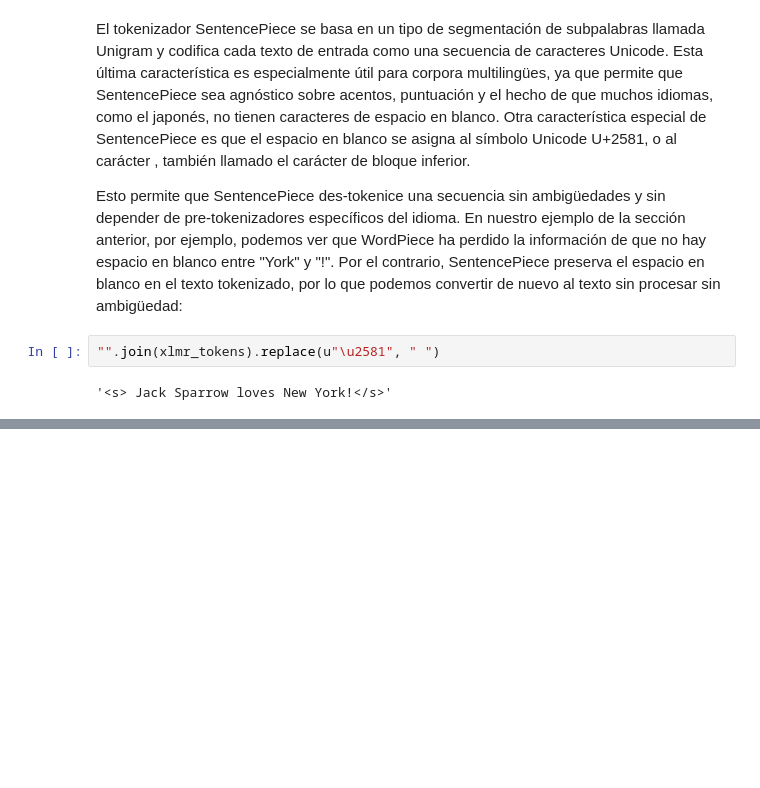
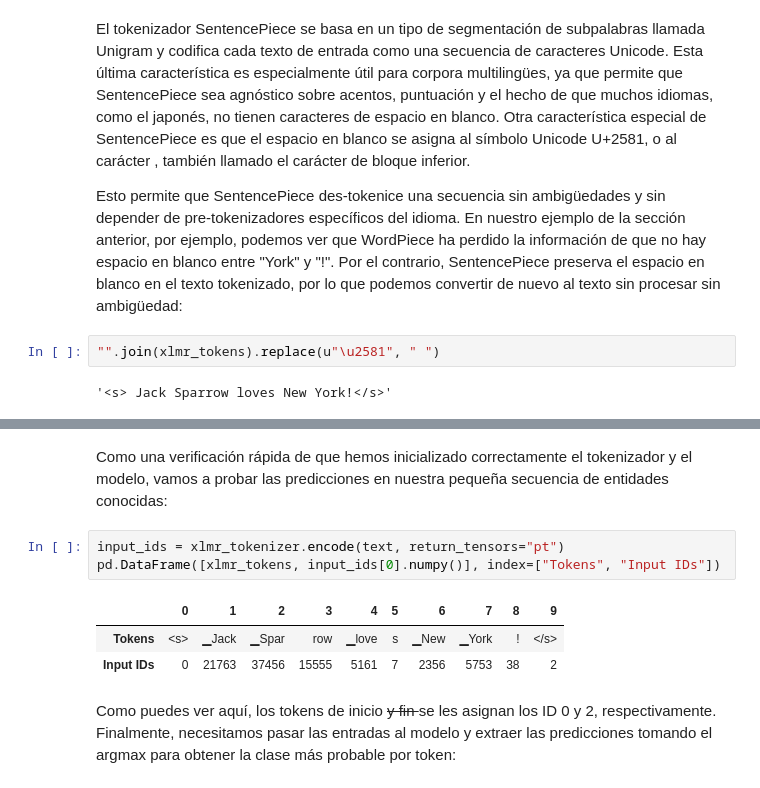
Before and after one commit to luiscxz/NLP, a Jupyter notebook: Cap4_Multilingual Named Entity Recognition.ipynb, the cells around one changed output, grey strips where cells are left out. Cells and saved outputs as stored; diff of their text form; blank space fills up the shorter version.

```diff
--- a/Cap4_Multilingual Named Entity Recognition.ipynb
+++ b/Cap4_Multilingual Named Entity Recognition.ipynb
@@ -221,0 +356,12 @@ Esto permite que SentencePiece des-tokenice una secuencia sin ambigüedades y si
+# %% [markdown]
+Como una verificación rápida de que hemos inicializado correctamente el tokenizador y el modelo, vamos a probar las predicciones en nuestra pequeña secuencia de entidades conocidas:
+# %%
+input_ids = xlmr_tokenizer.encode(text, return_tensors="pt")
+pd.DataFrame([xlmr_tokens, input_ids[0].numpy()], index=["Tokens", "Input IDs"])
+# %% [output]
+|  | 0 | 1 | 2 | 3 | 4 | 5 | 6 | 7 | 8 | 9 |
+| Tokens | <s> | ▁Jack | ▁Spar | row | ▁love | s | ▁New | ▁York | ! | </s> |
+| Input IDs | 0 | 21763 | 37456 | 15555 | 5161 | 7 | 2356 | 5753 | 38 | 2 |
+# %% [markdown]
+Como puedes ver aquí, los tokens de inicio <s> y fin </s> se les asignan los ID 0 y 2, respectivamente.
+Finalmente, necesitamos pasar las entradas al modelo y extraer las predicciones tomando el argmax para obtener la clase más probable por token:
```
Also changed, not shown: parts of 45 cells of this notebook, 3 other files.
